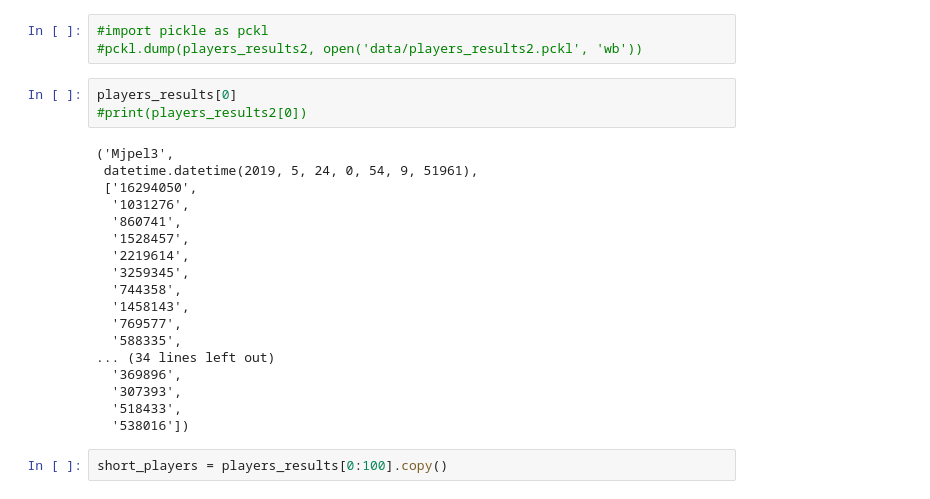
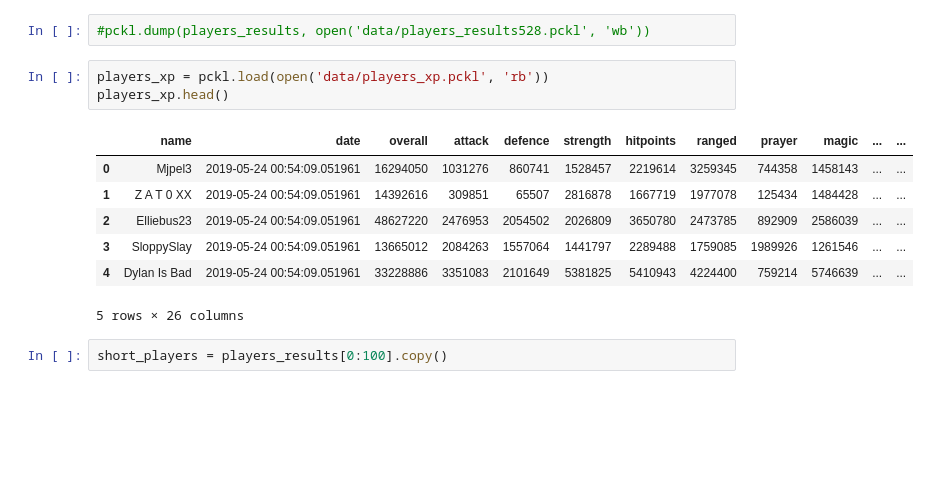
Before and after one commit to tblair7/bot_detection, a Jupyter notebook: scrape_hs.ipynb, the cells around one changed output. Cells and saved outputs as stored; diff of their text form; blank space fills up the shorter version.

```diff
--- a/scrape_hs.ipynb
+++ b/scrape_hs.ipynb
@@ -99,27 +269,16 @@ print(datetime.utcnow())
 # %%
-#import pickle as pckl
-#pckl.dump(players_results2, open('data/players_results2.pckl', 'wb'))
+#pckl.dump(players_results, open('data/players_results528.pckl', 'wb'))
-# %%
-players_results[0]
-#print(players_results2[0])
-# %% [output]
-('Mjpel3',
- datetime.datetime(2019, 5, 24, 0, 54, 9, 51961),
- ['16294050',
-  '1031276',
-  '860741',
-  '1528457',
-  '2219614',
-  '3259345',
-  '744358',
-  '1458143',
-  '769577',
-  '588335',
-... (34 lines left out)
-  '369896',
-  '307393',
-  '518433',
-  '538016'])
+# %%
+players_xp = pckl.load(open('data/players_xp.pckl', 'rb'))
+players_xp.head()
+# %% [output]
+|  | name | date | overall | attack | defence | strength | hitpoints | ranged | prayer | magic | ... | ... |
+| 0 | Mjpel3 | 2019-05-24 00:54:09.051961 | 16294050 | 1031276 | 860741 | 1528457 | 2219614 | 3259345 | 744358 | 1458143 | ... | ... |
+| 1 | Z A T 0 XX | 2019-05-24 00:54:09.051961 | 14392616 | 309851 | 65507 | 2816878 | 1667719 | 1977078 | 125434 | 1484428 | ... | ... |
+| 2 | Elliebus23 | 2019-05-24 00:54:09.051961 | 48627220 | 2476953 | 2054502 | 2026809 | 3650780 | 2473785 | 892909 | 2586039 | ... | ... |
+| 3 | SloppySlay | 2019-05-24 00:54:09.051961 | 13665012 | 2084263 | 1557064 | 1441797 | 2289488 | 1759085 | 1989926 | 1261546 | ... | ... |
+| 4 | Dylan Is Bad | 2019-05-24 00:54:09.051961 | 33228886 | 3351083 | 2101649 | 5381825 | 5410943 | 4224400 | 759214 | 5746639 | ... | ... |
+5 rows × 26 columns
 # %%
 short_players = players_results[0:100].copy()
 # %%
```
Also changed, not shown: parts of 60 cells of this notebook.
